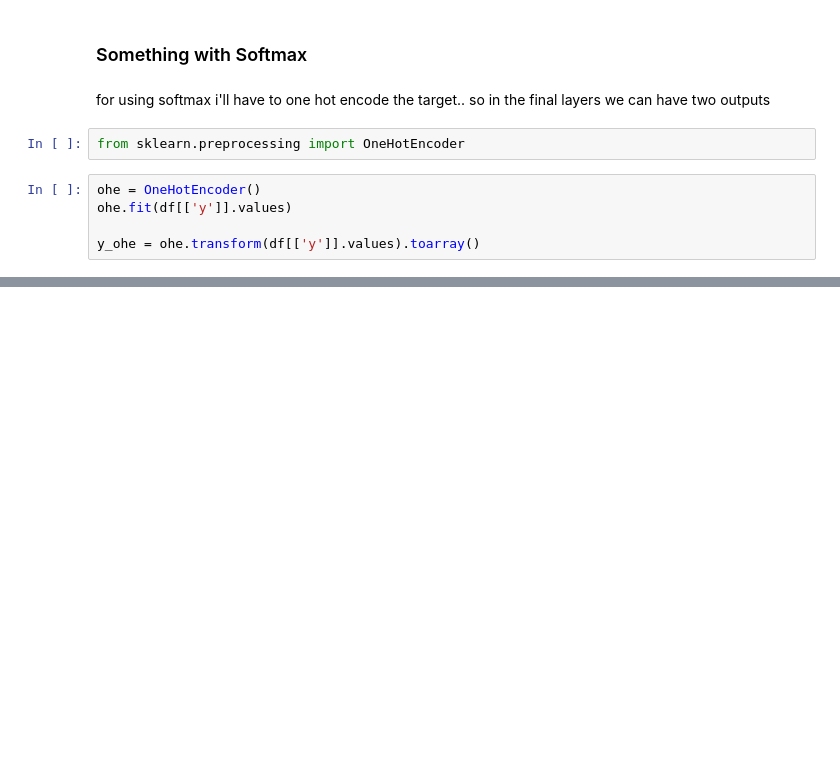
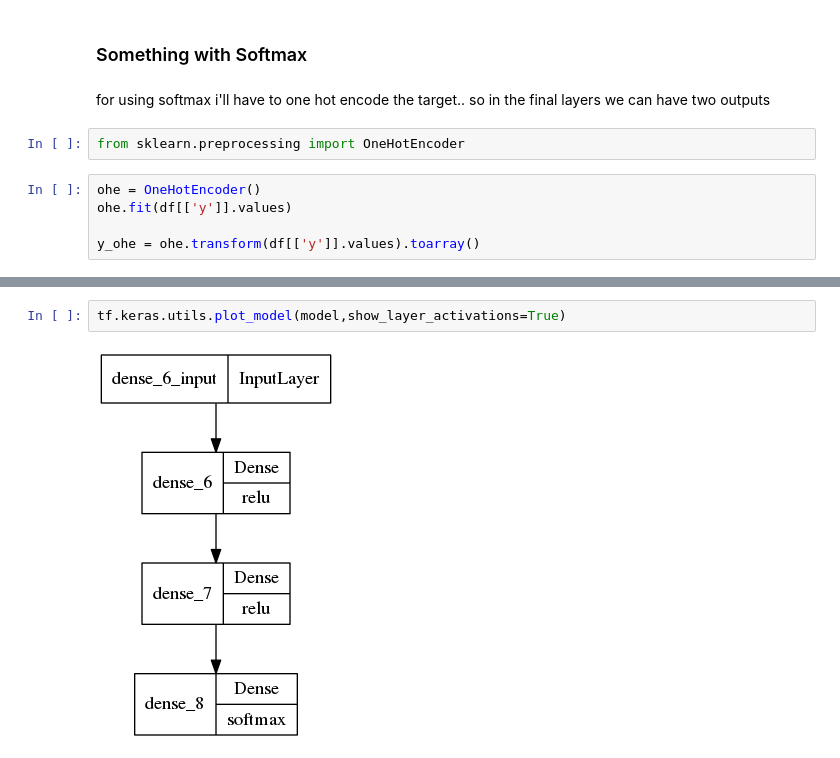
Before and after one commit to NishantBaheti/DeepLearningGuideBook, a Jupyter notebook: notebooks/classification_understanding.ipynb, the cells around one changed output, grey strips where cells are left out. Drawn from its saved outputs; the diff is of its cells as text; blank space fills up the shorter version.

```diff
--- a/notebooks/classification_understanding.ipynb
+++ b/notebooks/classification_understanding.ipynb
@@ -204,0 +252,4 @@ y_ohe = ohe.transform(df[['y']].values).toarray()
+# %%
+tf.keras.utils.plot_model(model,show_layer_activations=True)
+# %% [output]
+[figure, added]
```
Also changed, not shown: parts of 28 cells of this notebook, 1 other file.
